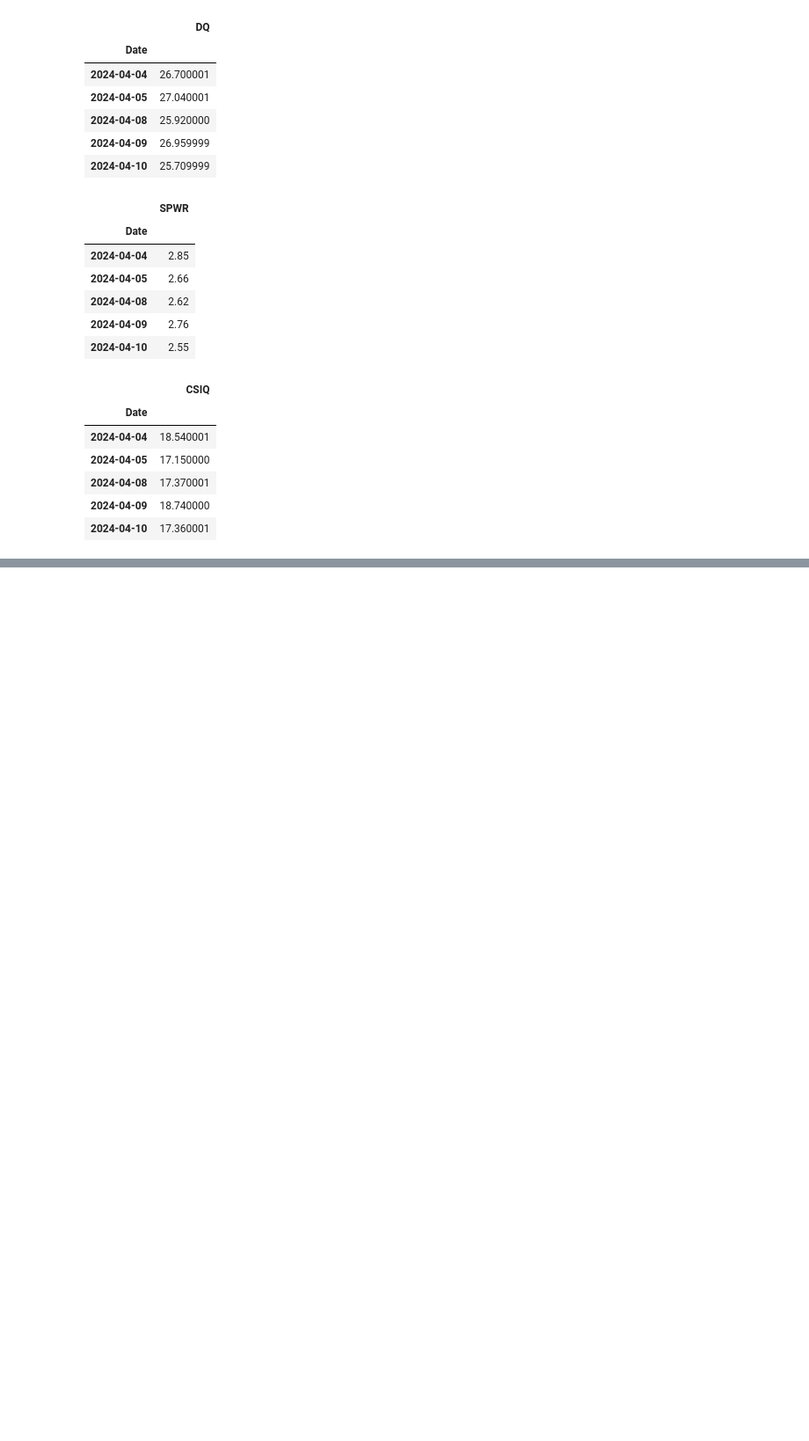
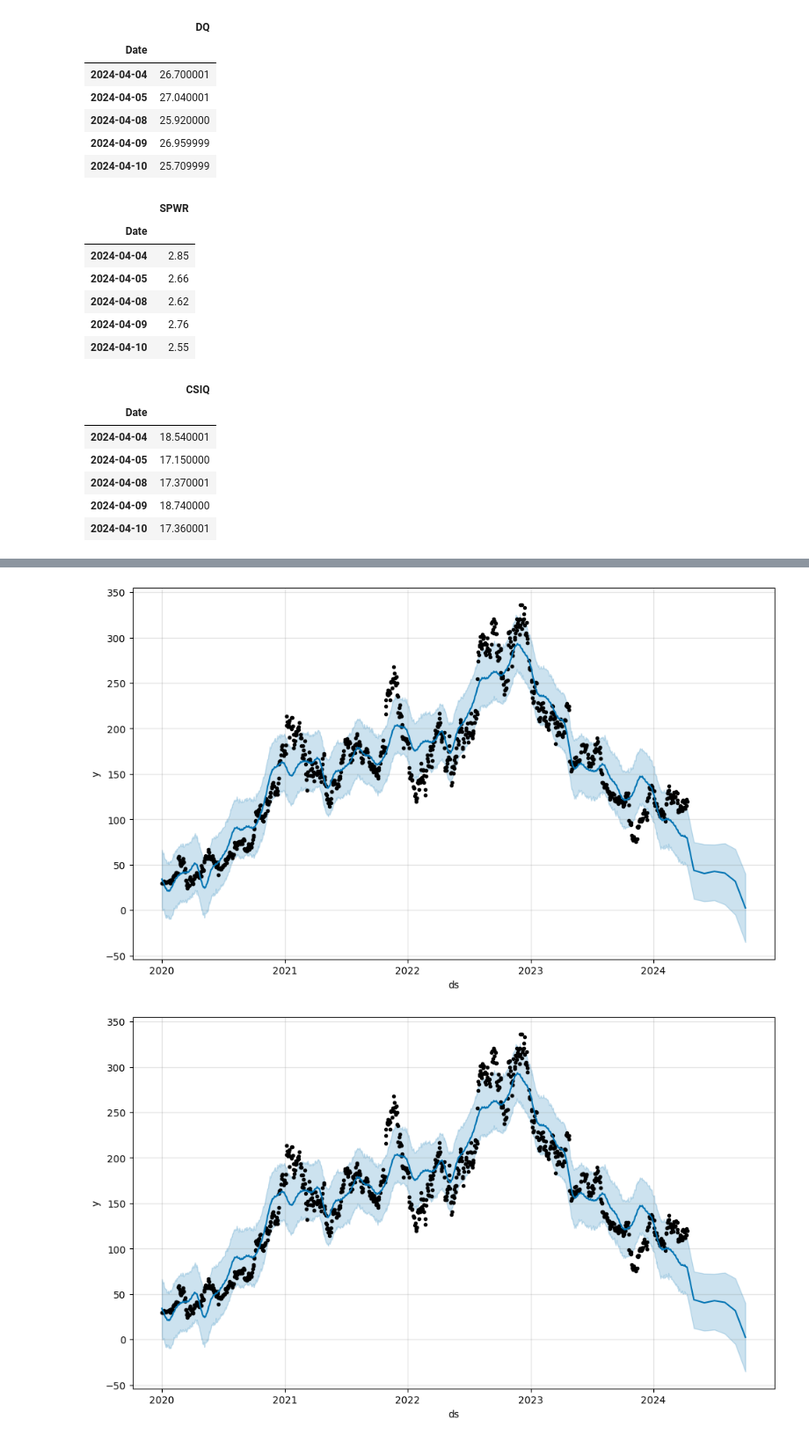
Before and after one commit to srhill12/Solar_stock_project, a Jupyter notebook: stevens_workbook.ipynb, the cells around one changed output, grey strips where cells are left out. Shown at 88% size. Saved outputs shown, nothing was run; the diff lists cells and outputs as text; code cells hidden in the pictures; blank space fills up the shorter version.

```diff
--- a/stevens_workbook.ipynb
+++ b/stevens_workbook.ipynb
@@ -250,0 +413,6 @@ combined_df.to_csv('combined_data_index.csv')
+# %%
+# Create a Prophet model for ENPH
+model_ENPH = Prophet()
+# %%
+# Fit the ENPH Prophet model
+model_ENPH.fit(ENPH_df)
@@ -250,0 +423,5 @@ combined_df.to_csv('combined_data_index.csv')
+# %%
+# Forecast 6 months of stock performance
+future_ENPH = model_ENPH.make_future_dataframe(periods=6, freq="M")
+# Display last five rows of future_ENPH dataframe
+future_ENPH.tail()
@@ -250,0 +435,5 @@ combined_df.to_csv('combined_data_index.csv')
+# %%
+# Make predictions for ENPH using the future_ENPH data frame
+forecast_ENPH = model_ENPH.predict(future_ENPH)
+# Display the first five rows of the forecast_ENPH data frame
+forecast_ENPH.head()
@@ -250,0 +447,6 @@ combined_df.to_csv('combined_data_index.csv')
+# %%
+# Plot the Prophet predictions for ENPH
+model_ENPH.plot(forecast_ENPH)
+# %% [output]
+[figure, added]
+[figure, added]
```
Also changed, not shown: parts of 45 cells of this notebook, 1 other file.
